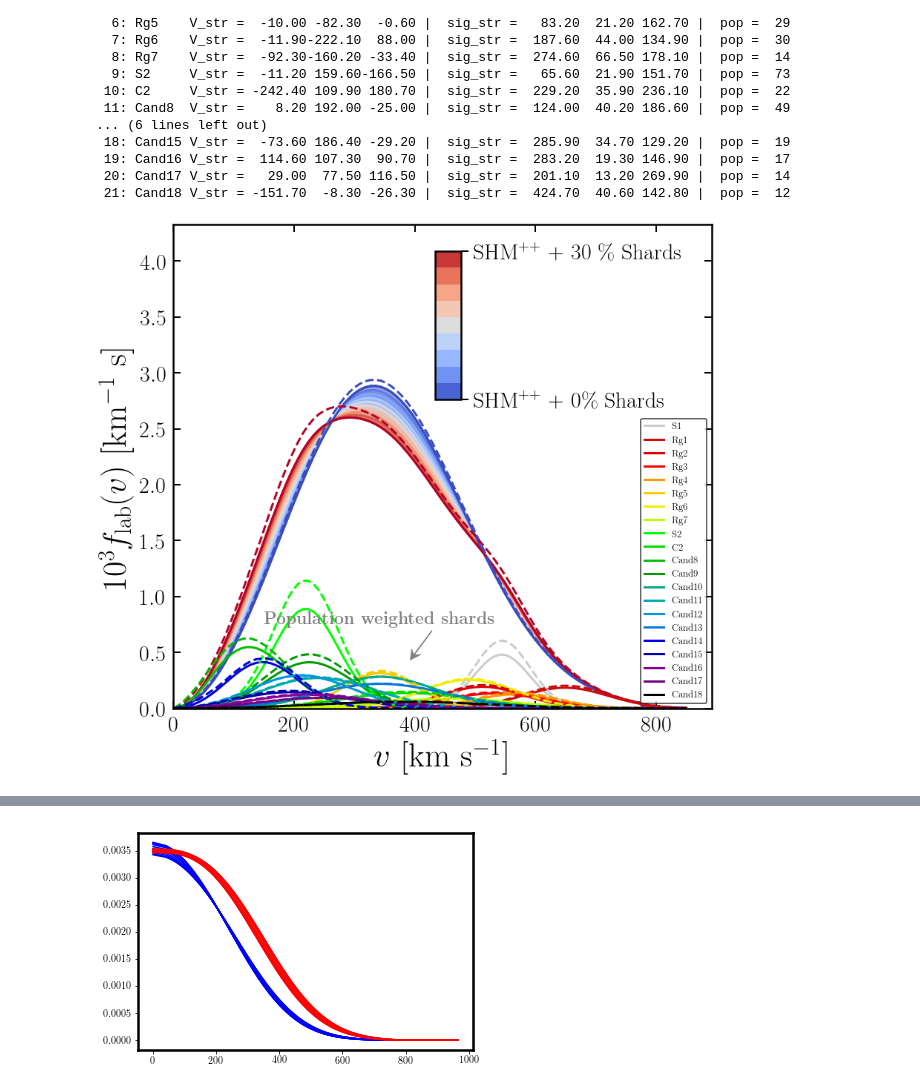
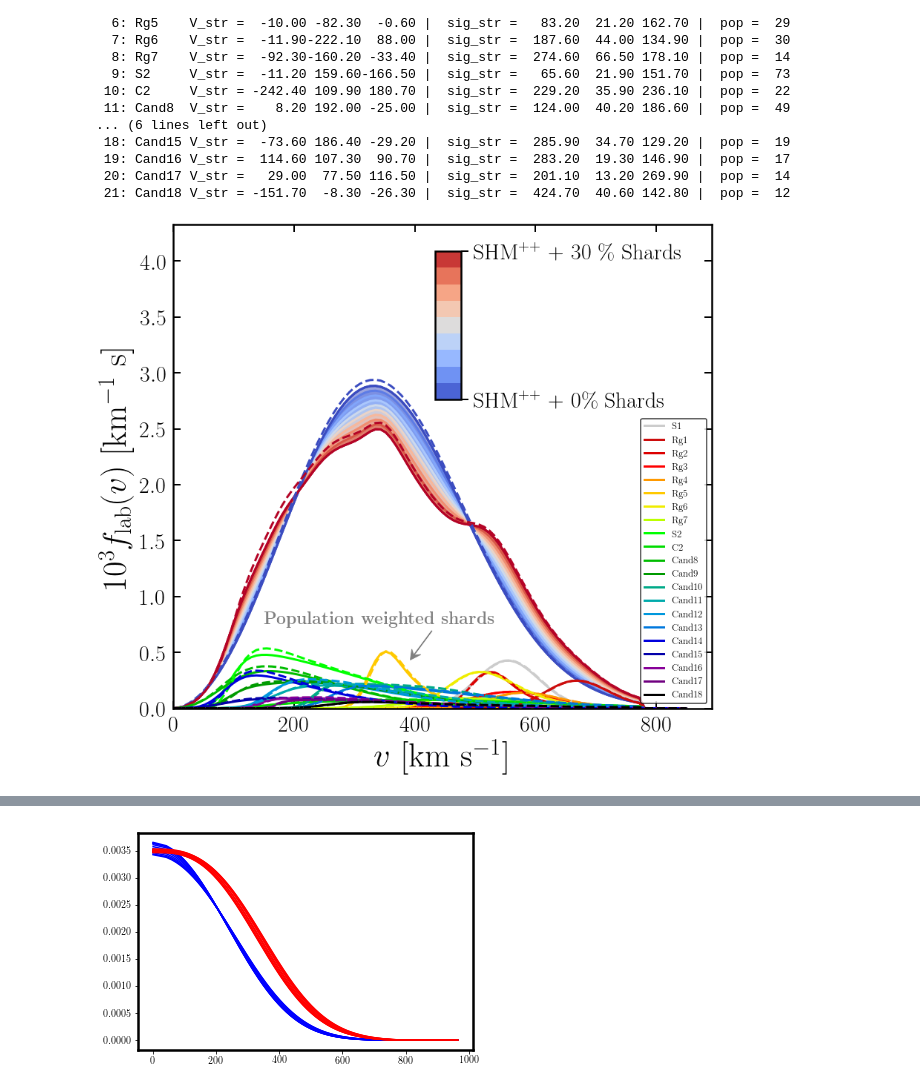
Before and after one commit to cajohare/DarkShards, a Jupyter notebook: code/Untitled1.ipynb, the cells around one changed output, grey strips where cells are left out. Drawn from its saved outputs; the diff is of its cells as text; code cells hidden in the pictures.

```diff
--- a/code/Untitled1.ipynb
+++ b/code/Untitled1.ipynb
@@ -47,8 +47,8 @@ print 'Shards              velocities (vx,vy,vz) | dispersions (sig_x,sig_y,sig_
 for i in range(0,nshards):
     v_s = velocities[i,:]
     sig_s = dispersions[i,:]
-    fv[i,:] = pops[i]*SpeedDist_Isotropic(v,day,sig=sqrt(sum(sig_s**2.0))/3.0,v_shift=v_s)
-    fv_gf[i,:] = pops[i]*SpeedDist_Isotropic(v,day,sig=sqrt(sum(sig_s**2.0))/3.0,v_shift=v_s,GravFocus=True)
+    fv[i,:] = pops[i]*SpeedDist_3D(v,day,sig_s,v_shift=v_s)
+    fv_gf[i,:] = pops[i]*SpeedDist_3D(v,day,sig_s,v_shift=v_s,GravFocus=True)
     print '{:3d}{:9s}{:7s}{:7.2f}{:7.2f}{:7.2f}{:14s}{:7.2f}{:7.2f}{:7.2f}{:10s}{:3d}'.format(i+1,': '+names[i],'V_str = ',v_s[0],v_s[1],v_s[2],' |  sig_str = ',sig_s[0],sig_s[1],sig_s[2],' |  pop = ',int(pops[i]*sum(dat[:,9])))
 # %% [output]
 Shards              velocities (vx,vy,vz) | dispersions (sig_x,sig_y,sig_z): | population
@@ -77,7 +77,7 @@ pltname = 'Shards_fv_GravFocus'
 fv0 = fv_Iso
 
 n_xi = 10
-xi_vals = linspace(0,0.3,n_xi)
+xi_vals = linspace(0,0.5,n_xi)
 col = (cm.coolwarm(linspace(0,1,n_xi)))
 cmap = cm.coolwarm
 y2 = 1e3*(xi_vals[-1]*sum(fv,0)+(1.0-xi_vals[-1])*fv0)
@@ -107,34 +107,34 @@ leg.get_frame().set_linewidth(1.5)
 ax.set_xlim(left=0.0)
 ax.set_ylim(bottom=0.0,top=max(1e3*fv_Iso)*1.5)
 ax.tick_params(which='major',direction='in',width=2,length=10,right=True,top=True,pad=10,labelsize=30)
 ax.tick_params(which='minor',direction='in',width=1,length=7,right=True,top=True)
 plt.xlabel(r"$v$ [km s$^{-1}$]",fontsize=45);
 plt.ylabel(r"$10^3 f_{\rm lab}(v)$ [km$^{-1}$ s]",fontsize=45);
 plt.text(150,0.75,r'\bf {Population weighted shards}',fontsize=23,color='gray')
 plt.arrow(0.48, 0.16, -0.04, -0.06, transform=ax.transAxes,length_includes_head=True,head_width=0.02, head_length=0.02, overhang=0.4,edgecolor='gray',facecolor='gray')
 
 # Custom colorbar
 import matplotlib as mpl
 from mpl_toolkits.axes_grid1.inset_locator import inset_axes
 cbaxes = inset_axes(ax, width="5%", height="50%", bbox_to_anchor=[-190, 330, 700, 400])
 norm = mpl.colors.Normalize(vmin=0,vmax=1)
 sm = plt.cm.ScalarMappable(cmap=cmap, norm=norm)
 sm.set_array([])
 plt.colorbar(sm,cax=cbaxes,ticks=(0,1),boundaries=linspace(0,1,n_xi))
 f = plt.gcf().get_children()
 cbar = f[2]
 cbar.set_yticklabels([cbar_min, cbar_max])  # vertically oriented colorbar
 cbar.tick_params(labelsize=30)
 cbar.tick_params(which='major',direction='out',width=2,length=10,right=True,top=False,pad=7)
 cbar.tick_params(which='minor',direction='out',width=2,length=7,right=True,top=False)
 
 
 # Save figure
 plt.show()
 #fig.savefig('../plots/'+pltname+'.pdf',bbox_inches='tight')
 #fig.savefig('../plots/plots_png/'+pltname+'.png',bbox_inches='tight')
 # %% [output]
-[figure, old version]
+[figure, new version]
 # %%
 # DM params
 A = Xe131.MassNumber
```
Also changed, not shown: parts of 3 cells of this notebook, 3 other files.
